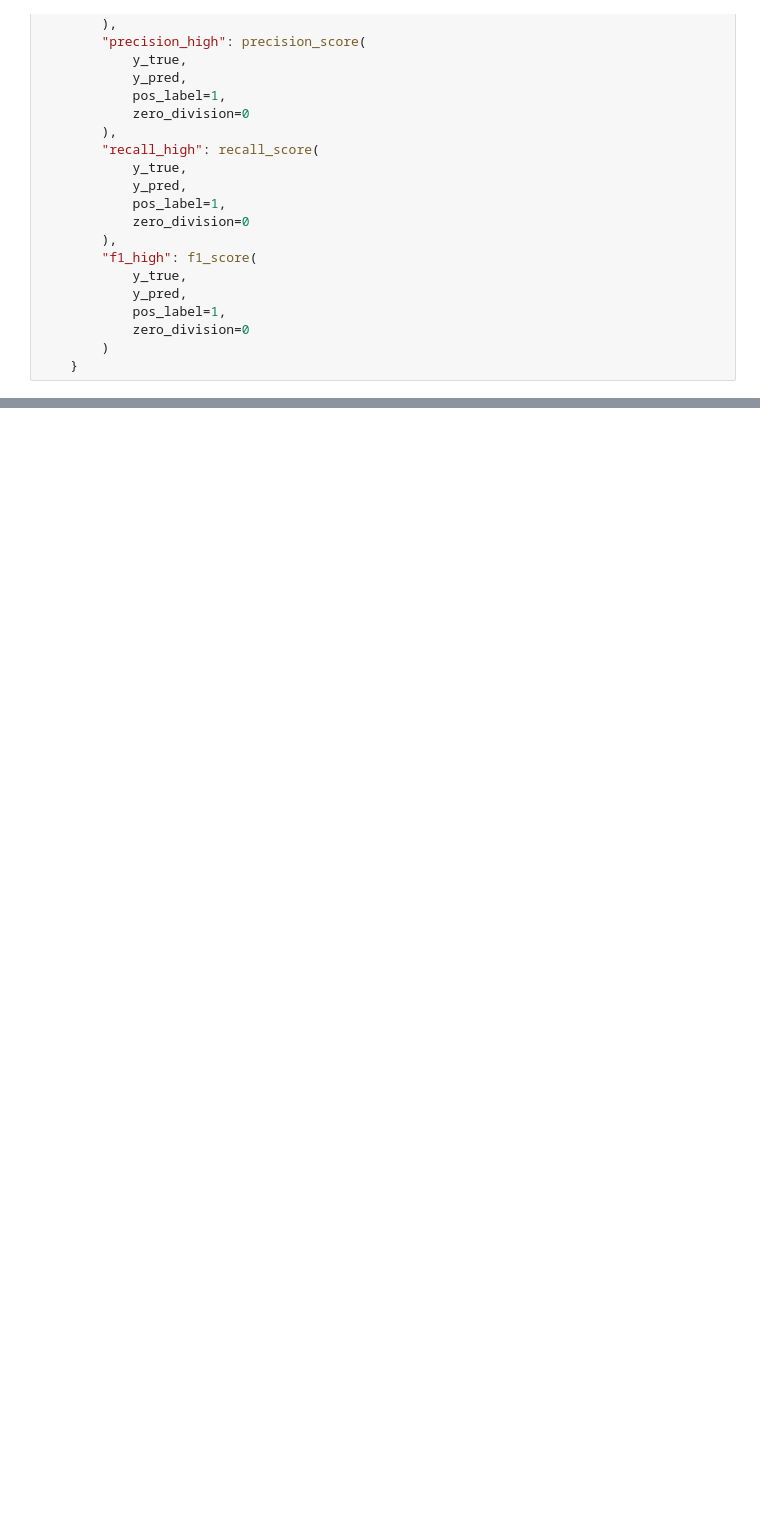
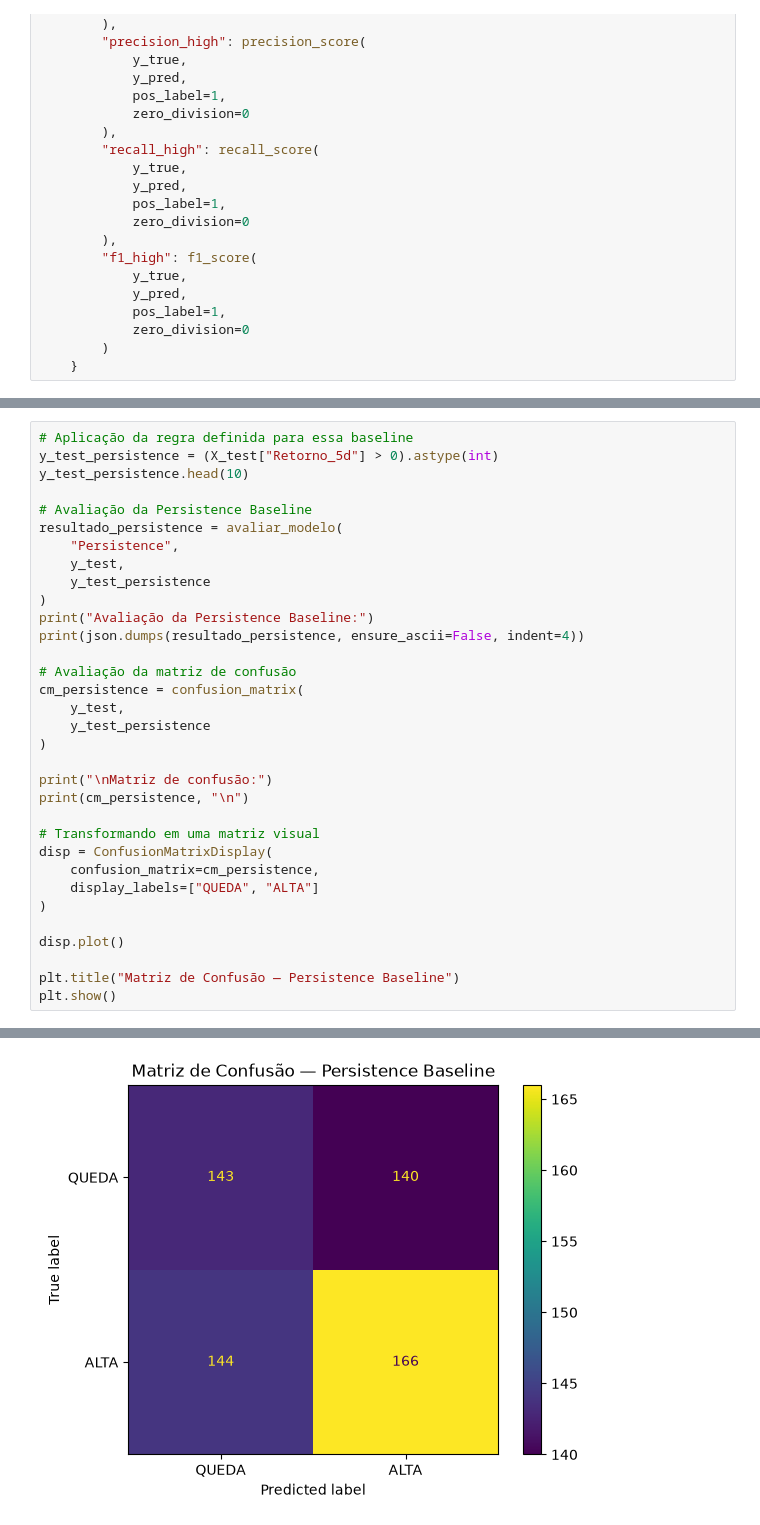
Before and after one commit to mdsl1/classificacao-direcao-ibovespa, a Jupyter notebook: notebooks/03_modelagem_avaliacao.ipynb, the cells around one changed output, grey strips where cells are left out. Drawn from its saved outputs; the diff is of its cells as text; blank space fills up the shorter version.

```diff
--- a/notebooks/03_modelagem_avaliacao.ipynb
+++ b/notebooks/03_modelagem_avaliacao.ipynb
@@ -301,0 +361,34 @@ print(json.dumps(resultado_majority, ensure_ascii=False, indent=4))
+# %%
+# Aplicação da regra definida para essa baseline
+y_test_persistence = (X_test["Retorno_5d"] > 0).astype(int)
+y_test_persistence.head(10)
+
+# Avaliação da Persistence Baseline
+resultado_persistence = avaliar_modelo(
+    "Persistence",
+    y_test,
+    y_test_persistence
+)
+print("Avaliação da Persistence Baseline:")
+print(json.dumps(resultado_persistence, ensure_ascii=False, indent=4))
+
+# Avaliação da matriz de confusão
+cm_persistence = confusion_matrix(
+    y_test,
+    y_test_persistence
+)
+
+print("\nMatriz de confusão:")
+print(cm_persistence, "\n")
+
+# Transformando em uma matriz visual
+disp = ConfusionMatrixDisplay(
+    confusion_matrix=cm_persistence,
+    display_labels=["QUEDA", "ALTA"]
+)
+
+disp.plot()
+
+plt.title("Matriz de Confusão — Persistence Baseline")
+plt.show()
+# %% [output]
@@ -301,0 +407 @@ print(json.dumps(resultado_majority, ensure_ascii=False, indent=4))
+[figure, added]
```
Also changed, not shown: parts of 10 cells of this notebook, 1 other file.
